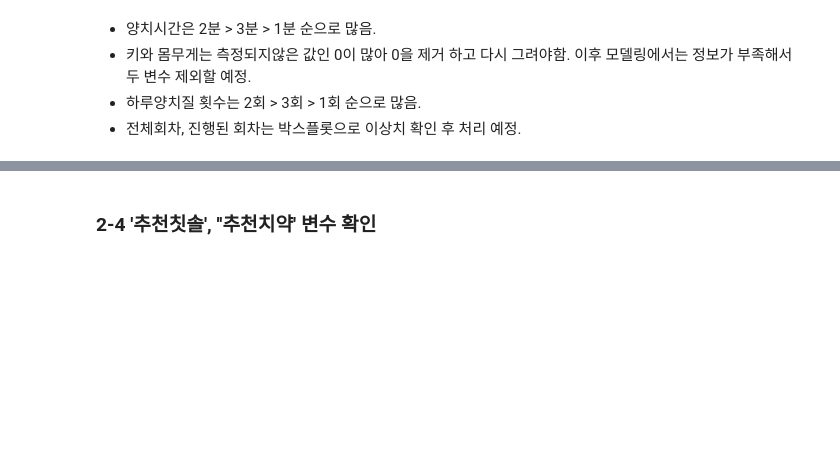
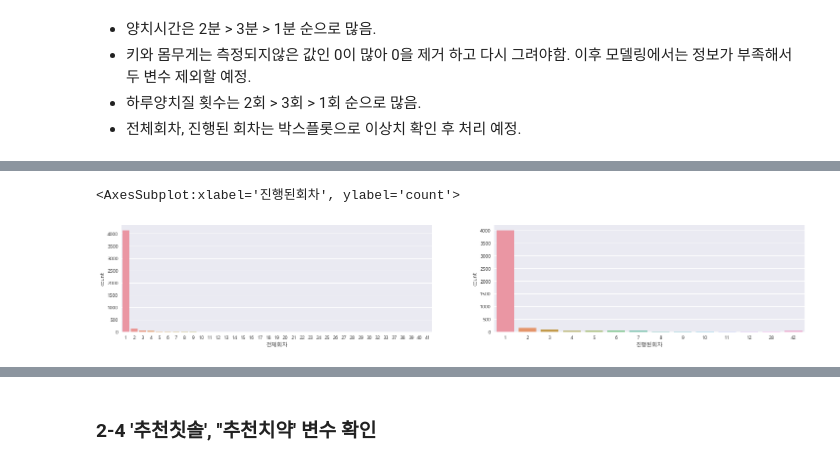
Before and after one commit to K-Final-Project/MZ-trend, a Jupyter notebook: EDA.ipynb, the cells around one changed output, grey strips where cells are left out. Cells and saved outputs as stored; diff of their text form; code cells hidden in the pictures; blank space fills up the shorter version.

```diff
--- a/EDA.ipynb
+++ b/EDA.ipynb
@@ -140,0 +158,7 @@ sns.countplot(df['진행된회차'], ax=ax[5])
+# %%
+fig, ax = plt.subplots(ncols=2, figsize=(25,4))
+sns.countplot(df['전체회차'], ax=ax[0])
+sns.countplot(df['진행된회차'], ax=ax[1])
+# %% [output]
+<AxesSubplot:xlabel='진행된회차', ylabel='count'>
+[figure, added]
```
Also changed, not shown: parts of 14 cells of this notebook, 2 other files.
